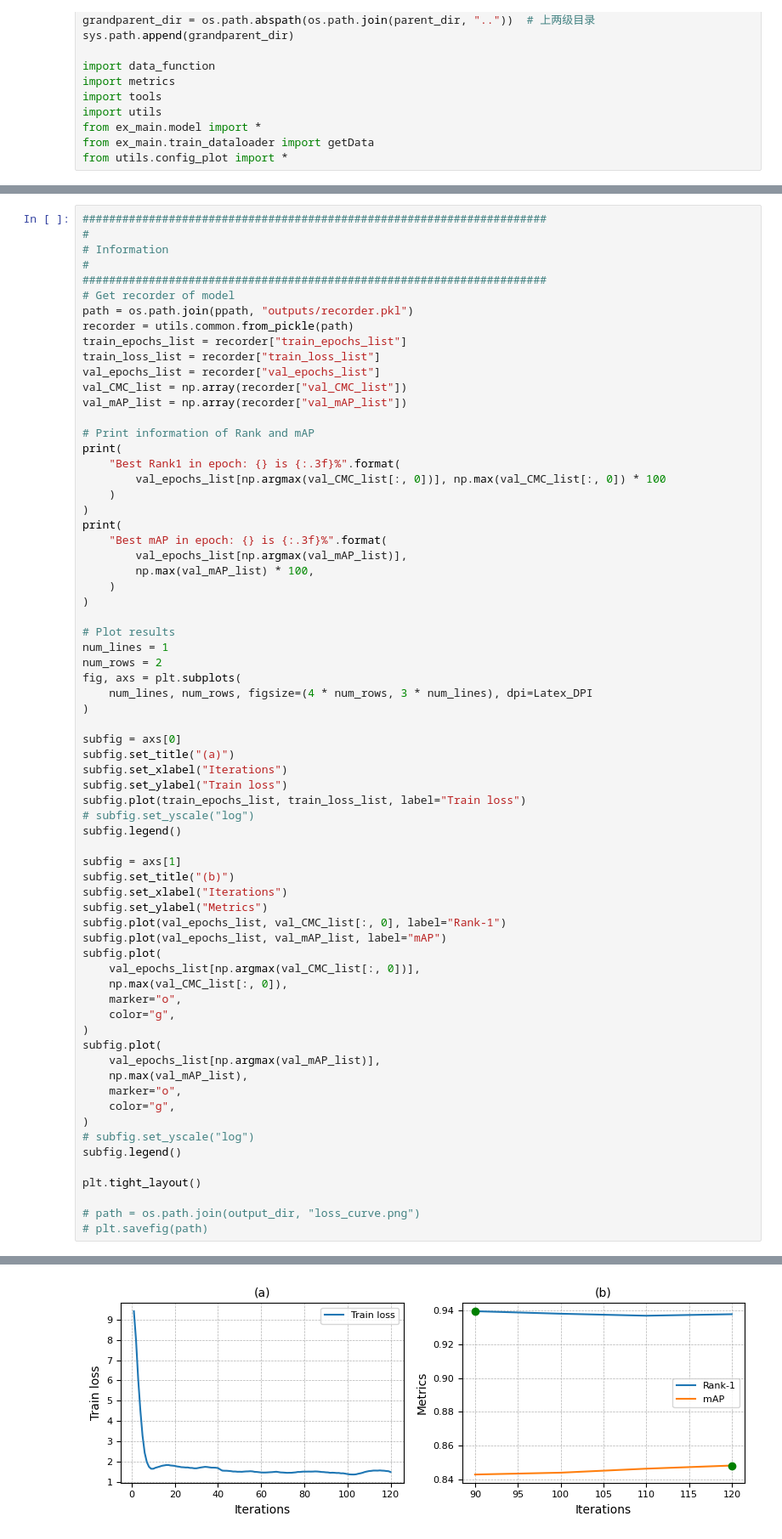
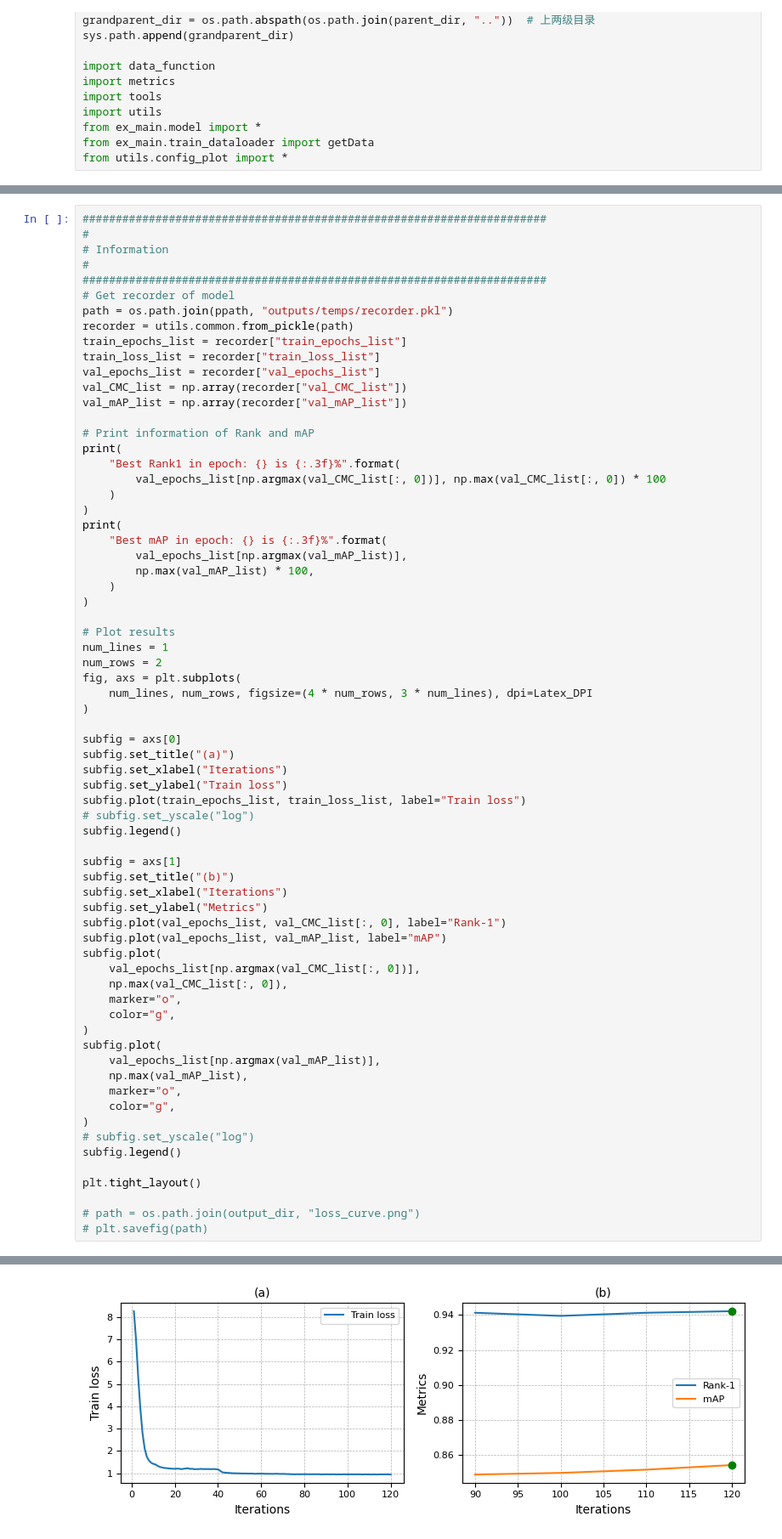
Before and after one commit to HuangYin0514/reid_task, a Jupyter notebook: analysis/check_results.ipynb, the cells around one changed output, grey strips where cells are left out. Shown: that part at 85% size. Cells and saved outputs as stored; diff of their text form.

```diff
--- a/analysis/check_results.ipynb
+++ b/analysis/check_results.ipynb
@@ -57,7 +57,7 @@ torch.backends.cudnn.benchmark = False  # The result cannot be reproduced when T
 #
 ######################################################################
 # Get recorder of model
-path = os.path.join(ppath, "outputs/recorder.pkl")
+path = os.path.join(ppath, "outputs/temps/recorder.pkl")
 recorder = utils.common.from_pickle(path)
 train_epochs_list = recorder["train_epochs_list"]
 train_loss_list = recorder["train_loss_list"]
@@ -124 +124 @@ Best mAP in epoch: 120 is 84.823%
-[figure, old version]
+[figure, new version]
```
Also changed, not shown: parts of 2 cells of this notebook, 24 other files.
